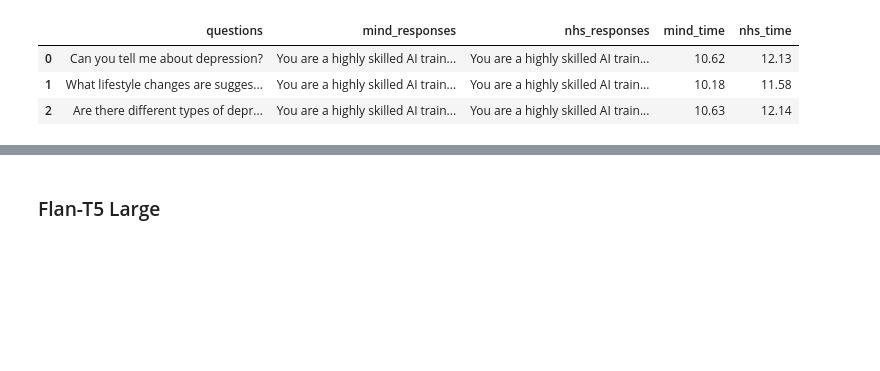
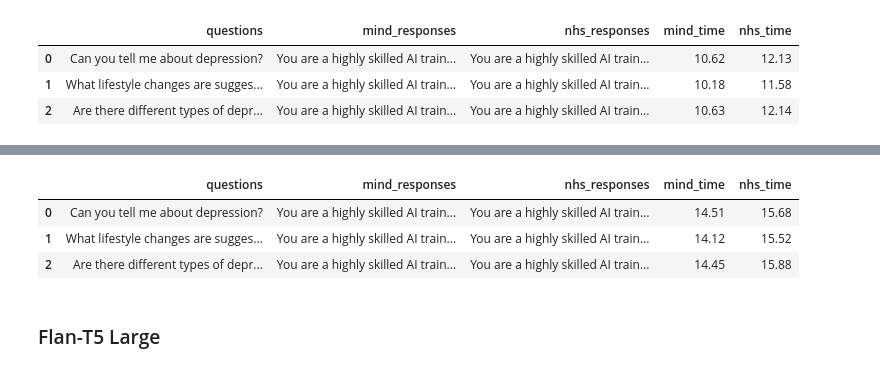
Before and after one commit to fuzzylabs/MindGPT, a Jupyter notebook: experiments/big_models_experiment.ipynb, the cells around one changed output, grey strips where cells are left out. Drawn from its saved outputs; the diff is of its cells as text; code cells hidden in the pictures; blank space fills up the shorter version.

```diff
--- a/experiments/big_models_experiment.ipynb
+++ b/experiments/big_models_experiment.ipynb
@@ -734,0 +793,2 @@ Huggingface: https://huggingface.co/togethercomputer/RedPajama-INCITE-Instruct-3
+# %%
+result_df = run_experiment(QUESTIONS, TEMPLATES['advanced'], is_baseline=False)
@@ -735,3 +813,10 @@ Huggingface: https://huggingface.co/togethercomputer/RedPajama-INCITE-Instruct-3
+# %%
+result_df
+# %% [output]
+|  | questions | mind_responses | nhs_responses | mind_time | nhs_time |
+| 0 | Can you tell me about depression? | You are a highly skilled AI train... | You are a highly skilled AI train... | 14.51 | 15.68 |
+| 1 | What lifestyle changes are sugges... | You are a highly skilled AI train... | You are a highly skilled AI train... | 14.12 | 15.52 |
+| 2 | Are there different types of depr... | You are a highly skilled AI train... | You are a highly skilled AI train... | 14.45 | 15.88 |
 # %%
 result_df = run_experiment(QUESTIONS, TEMPLATES['simple'], is_baseline=False)
 # %%
```
Also changed, not shown: parts of 8 cells of this notebook.
